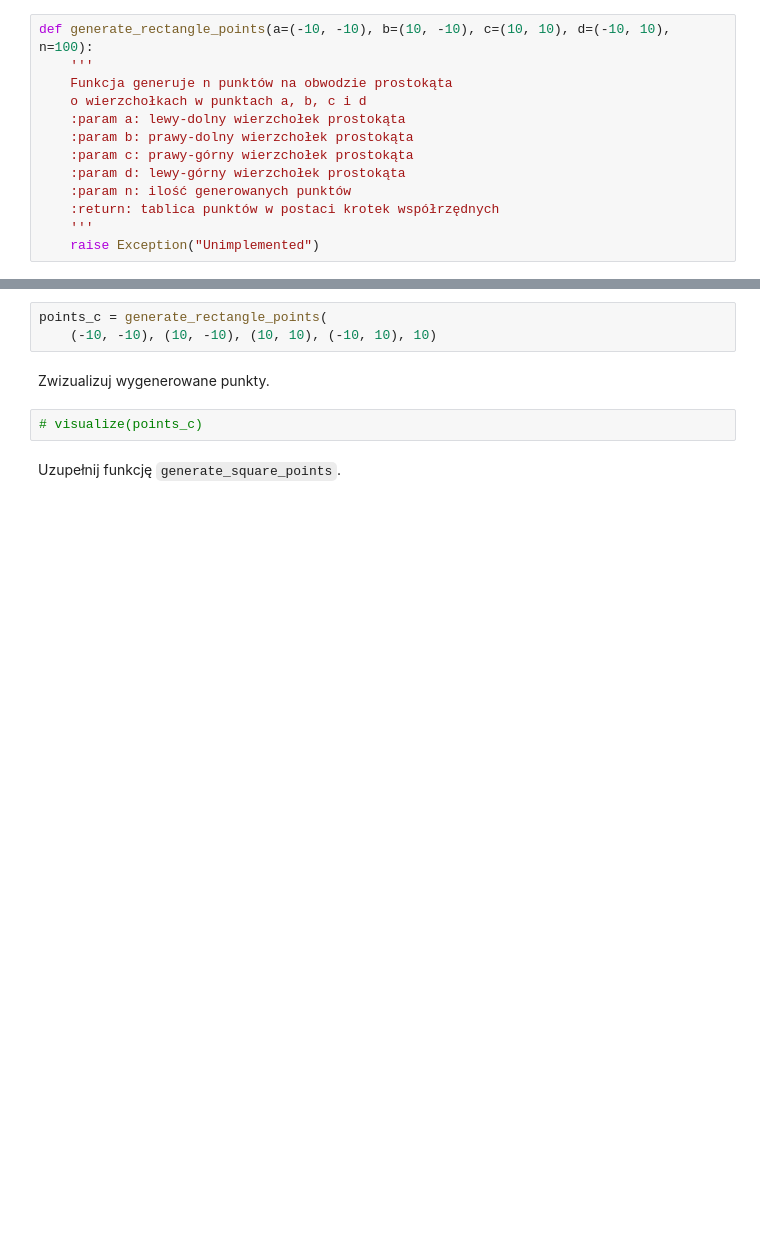
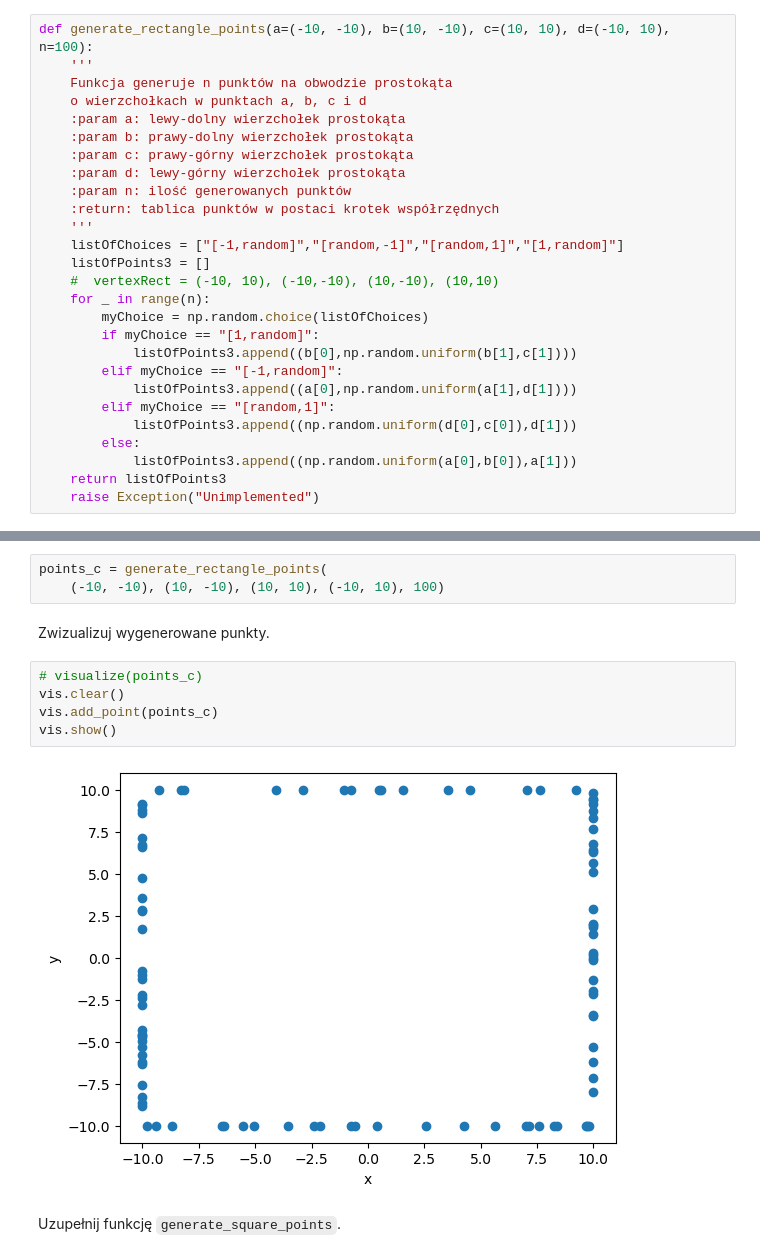
Before and after one commit to aghbit/Algorytmy-Geometryczne, a Jupyter notebook: bitalg/lab2/main.ipynb, the cells around one changed output, grey strips where cells are left out. Saved outputs shown, nothing was run; the diff lists cells and outputs as text; blank space fills up the shorter version.

````diff
--- a/bitalg/lab2/main.ipynb
+++ b/bitalg/lab2/main.ipynb
@@ -79,17 +146,36 @@ def generate_rectangle_points(a=(-10, -10), b=(10, -10), c=(10, 10), d=(-10, 10)
     :param n: ilość generowanych punktów
     :return: tablica punktów w postaci krotek współrzędnych
     '''
+    listOfChoices = ["[-1,random]","[random,-1]","[random,1]","[1,random]"]
+    listOfPoints3 = []
+    #  vertexRect = (-10, 10), (-10,-10), (10,-10), (10,10)
+    for _ in range(n):
+        myChoice = np.random.choice(listOfChoices)
+        if myChoice == "[1,random]":
+            listOfPoints3.append((b[0],np.random.uniform(b[1],c[1])))
+        elif myChoice == "[-1,random]":
+            listOfPoints3.append((a[0],np.random.uniform(a[1],d[1])))
+        elif myChoice == "[random,1]":
+            listOfPoints3.append((np.random.uniform(d[0],c[0]),d[1]))
+        else:
+            listOfPoints3.append((np.random.uniform(a[0],b[0]),a[1]))
+    return listOfPoints3
     raise Exception("Unimplemented")
 # %% [markdown]
 <span style="color:red">Ćw.</span> Wygeneruj $100$ losowych punktów w przestrzeni 2D leżących na obwodzie prostokąta, którego wyznaczają wierzchołki
 $(-10,-10), (10,-10), (10,10)$ oraz $(-10,10)$.
 # %%
 points_c = generate_rectangle_points(
-    (-10, -10), (10, -10), (10, 10), (-10, 10), 10)
+    (-10, -10), (10, -10), (10, 10), (-10, 10), 100)
 # %% [markdown]
 Zwizualizuj wygenerowane punkty.
 # %%
 # visualize(points_c)
+vis.clear()
+vis.add_point(points_c)
+vis.show()
+# %% [output]
+[figure, added]
 # %% [markdown]
 Uzupełnij funkcję ```generate_square_points```.
 # %%
````
Also changed, not shown: parts of 43 cells of this notebook.
